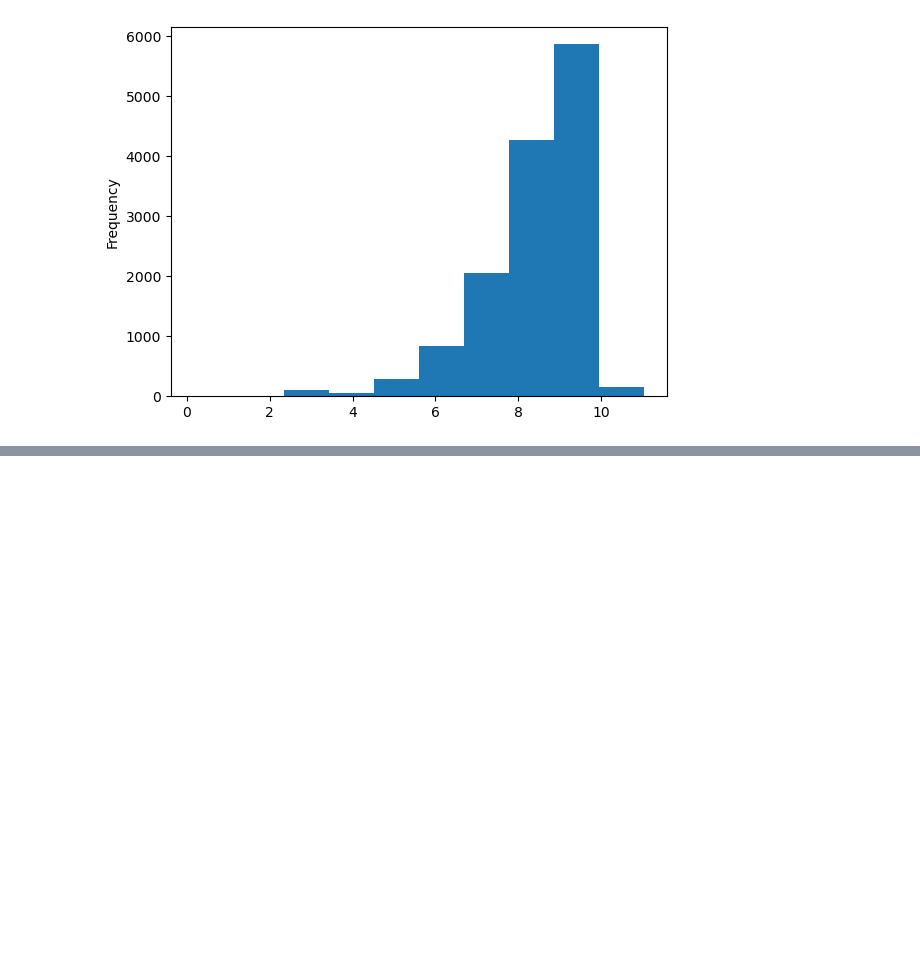
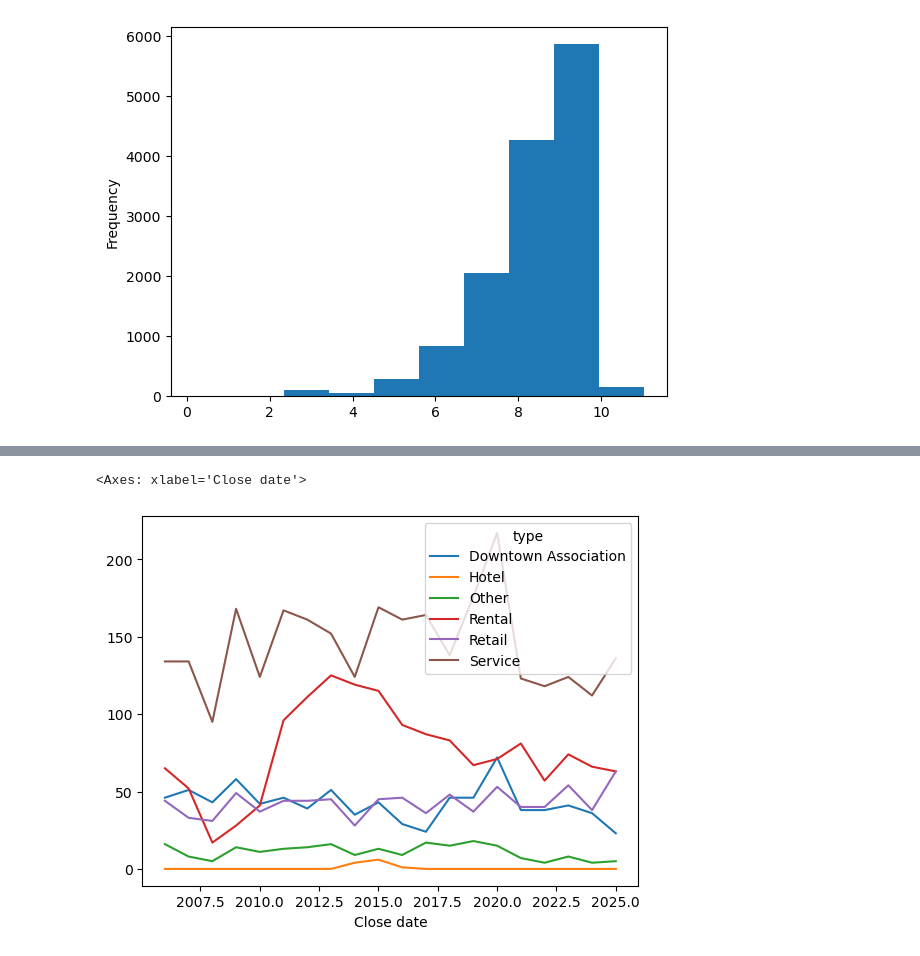
Before and after one commit to curtisjbradley/SLOCity-Business-License-Survival, a Jupyter notebook: preprocessing/preprocess_pt2.ipynb, the cells around one changed output, grey strips where cells are left out. Saved outputs shown, nothing was run; the diff lists cells and outputs as text; code cells hidden in the pictures; blank space fills up the shorter version.

```diff
--- a/preprocessing/preprocess_pt2.ipynb
+++ b/preprocessing/preprocess_pt2.ipynb
@@ -236,0 +278,8 @@ data.to_csv('../BLSurvival.txt',index=False)
+# %%
+close_year = pd.to_datetime(gdf['Close date']).dt.year.to_frame()
+close_year['type'] = gdf['type']
+close_year = close_year[close_year['Close date'] > 2005]
+close_year.dropna().groupby('type').value_counts().reset_index().pivot(values='count',index='Close date',columns='type').fillna(0).plot.line()
+# %% [output]
+<Axes: xlabel='Close date'>
+[figure, added]
```
Also changed, not shown: parts of 8 cells of this notebook, 3 other files.
